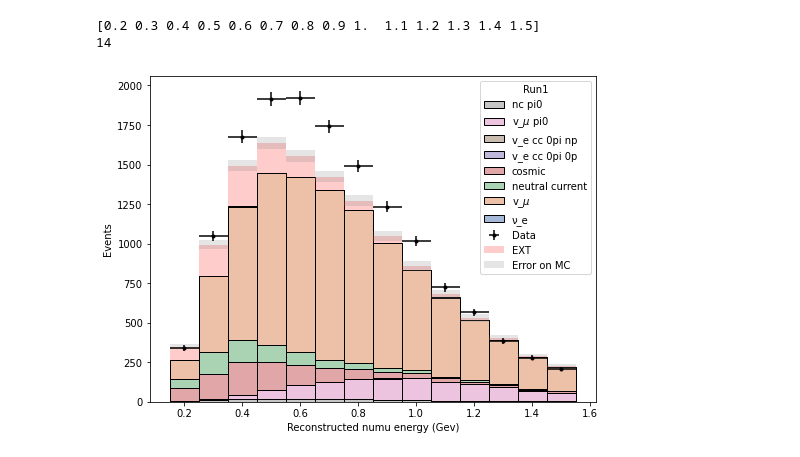
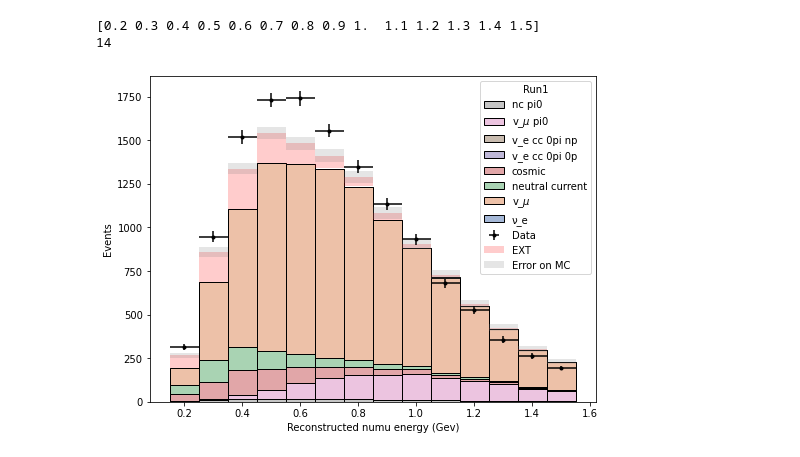
Before and after one commit to finnerudo/MScproject, a Jupyter notebook: Plotting_numu.ipynb, the cells around one changed output. Cells and saved outputs as stored; diff of their text form; code cells hidden in the pictures.

```diff
--- a/Plotting_numu.ipynb
+++ b/Plotting_numu.ipynb
@@ -72,7 +73,7 @@ def get_idx_from_vec_sort(argidx,vecsort,mask):
 loc_file = '/uboone/data/users/davidc/searchingfornues/v08_00_00_48/0928/run3/nslice/prodgenie_bnb_nu_uboone_overlay_mcc9.1_v08_00_00_26_filter_run3_reco2_G_reco2.root'
 
 #Data used in PELEE
-data_file = '/uboone/data/users/davidc/searchingfornues/v08_00_00_41/cc0pinp/0617/numupresel/data_bnb_peleeFilter_uboone_v08_00_00_41_pot_run3_G1_neutrinoselection_filt.root'
+data_file = '/uboone/data/users/davidc/searchingfornues/v08_00_00_41/cc0pinp/0617/nslice/data_bnb_peleeFilter_uboone_v08_00_00_41_pot_run3_G1_neutrinoselection_filt.root'
 
 #EXT
 EXT_file =   '/uboone/data/users/davidc/searchingfornues/v08_00_00_43/0702/run3/numupresel/data_extbnb_mcc9.1_v08_00_00_25_reco2_G_all_reco2.root'
@@ -87,3 +88,5 @@ data_tree = uproot3.open(data_file)['nuselection/NeutrinoSelectionFilter']
 #data_tree1 = uproot3.open(data_file1)['nuselection/NeutrinoSelectionFilter']
 EXT_tree = uproot3.open(EXT_file)['nuselection/NeutrinoSelectionFilter']
 #data_tree_sub = uproot3.open(data_file_sub)['nuselection/NeutrinoSelectionFilter']
+
+print(df_nu_tree_fhc.keys())
@@ -214,13 +247,16 @@ df_data.head(100)
+# %%
+df_data_EXT = neutrino_energy_data_EXT(EXT_tree)
+df_data = neutrino_energy(df_nu_tree_fhc)
+df_data_real = neutrino_energy_data_EXT(data_tree)
 # %%
 #this is with full run
-
 
 
 
 #Get height of MC bins
 MC_figure = plt.figure(figsize=(8,6))
 bins=[0.15,0.25,0.35,0.45,0.55,0.65,0.75,0.85,0.95, 1.05, 1.15, 1.25, 1.35, 1.45, 1.55]
-MC = sns.histplot(data=df_data, x='trk_energy_tot', bins=bins, color = 'blue', alpha = 0.5, weights = 1/6.29, multiple = "layer", palette = 'deep')
+MC = sns.histplot(data=df_data, x='trk_energy_tot', bins=bins, color = 'blue', alpha = 0.5, weights = 1/5.25, multiple = "layer", palette = 'deep')
 bins_array = np.array(bins)
 bins_position = (bins_array[:-1] + bins_array[1:]) / 2
 MC_bars = MC.patches
@@ -236,16 +272,16 @@ bars = Data.patches
 heights = [patch.get_height() for patch in bars]
 y_real = heights[:14]
 y_real = np.array(y_real)
-print(np.sum(y_real))
+
 
 #Height of bin for EXT file
 EXT_figure = plt.figure(figsize=(8,6))
-EXT = sns.histplot(data=df_data_EXT, x='trk_energy_tot', bins=bins, color = 'red', alpha = 0.5, weights = 1/3.89, palette = 'deep')
+EXT = sns.histplot(data=df_data_EXT, x='trk_energy_tot', bins=bins, color = 'red', alpha = 0.5, weights = 1/3.88, palette = 'deep')
 bars = EXT.patches
 heights_EXT = [patch.get_height() for patch in bars]
 y_EXT = heights_EXT[:14]
 
 MC_EXT_bins = np.add(heights_MC,heights_EXT)
 
-np.sum(y_EXT)
+np.sum(y_real)
 # %% [output]
@@ -312,7 +335,7 @@ y_error = np.sqrt(y_real)
 #figure
 plt.figure(figsize=(8,6))
 
-test1 = sns.histplot(data=df_data, x='trk_energy_tot', hue = "category", bins=[0.15,0.25,0.35,0.45,0.55,0.65,0.75,0.85,0.95, 1.05, 1.15, 1.25, 1.35, 1.45, 1.55], color = 'blue', alpha = 0.5, weights = 1/6.29, multiple = "stack", palette = 'deep')
+test1 = sns.histplot(data=df_data, x='trk_energy_tot', hue = "category", bins=[0.15,0.25,0.35,0.45,0.55,0.65,0.75,0.85,0.95, 1.05, 1.15, 1.25, 1.35, 1.45, 1.55], color = 'blue', alpha = 0.5, weights = 1/5.254, multiple = "stack", palette = 'deep')
 
 
 
@@ -329,31 +352,31 @@ print(len(y_EXT))
 
 
 
 
 
 
 
 
 #Error on data
 plt.errorbar(x, y_real , yerr = y_error, xerr=0.05, fmt='.k');
 
 #EXT added on top
 plt.bar(x_EXT, y_EXT, width = 0.1, bottom = y, color='red', alpha=0.2)
 
 #Error on MC
 plt.bar(x, 2*MC_y_error, width = 0.1, bottom = Bottom_MC-MC_y_error, color='gray', alpha=0.2)
 
 
 
 plt.legend(title='Run1', loc='upper right', labels =['nc pi0', 'v_'r'$\mu$'' pi0', 'v_e cc 0pi np', 'v_e cc 0pi 0p', 'cosmic', 'neutral current', 'v_'r'$\mu$', 'ν_e', 'Data', 'EXT', 'Error on MC'])
 
 plt.xlabel("Reconstructed numu energy (Gev)")
 plt.ylabel("Events")
 
 
 plt.savefig('numu_energy.jpg', dpi=300)
 plt.show()
 # %% [output]
 [0.2 0.3 0.4 0.5 0.6 0.7 0.8 0.9 1.  1.1 1.2 1.3 1.4 1.5]
 14
-[figure, old version]
+[figure, new version]
```
Also changed, not shown: parts of 8 cells of this notebook, 1 other file.
